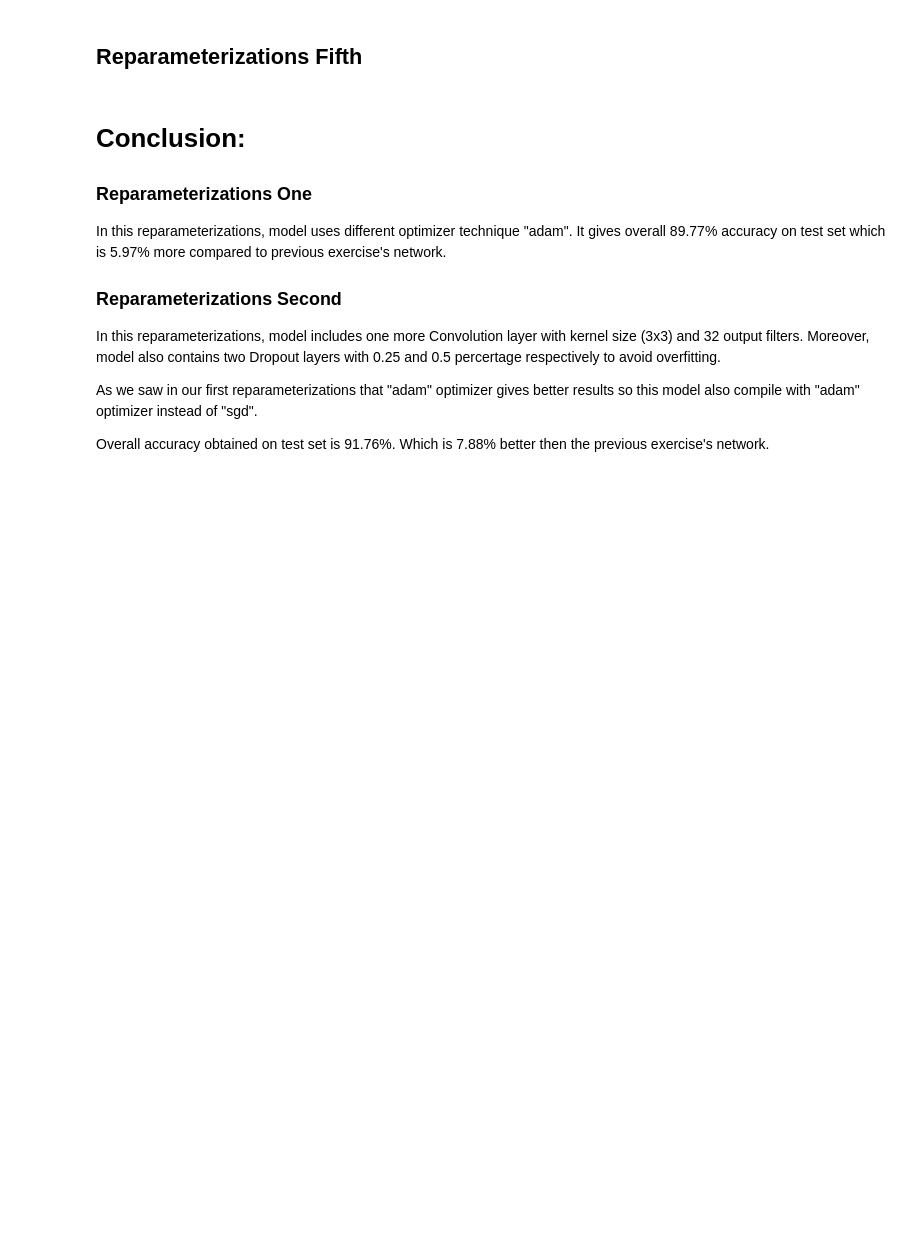
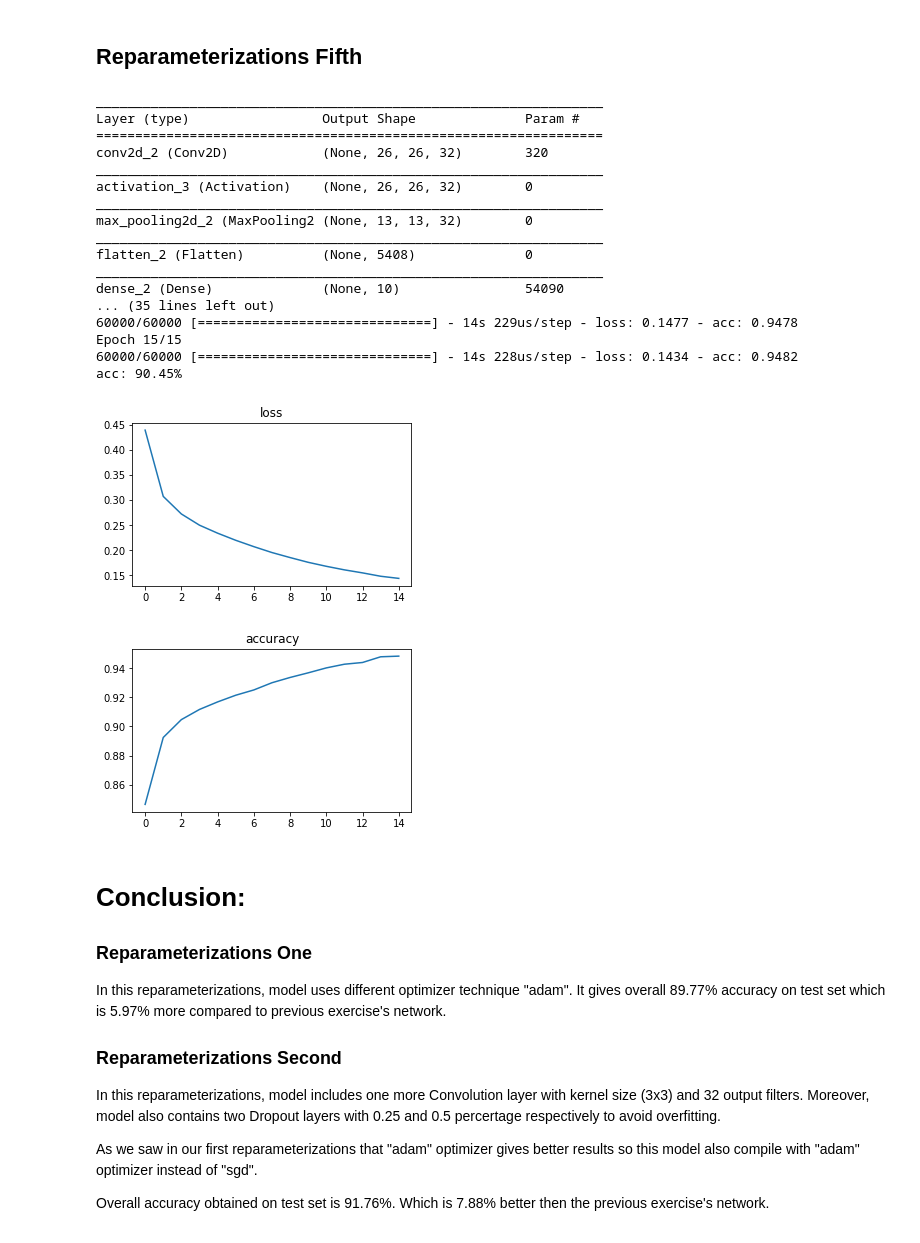
Before and after one commit to aamurtaza/deep-learning, a Jupyter notebook: src/mnist-fashion-CNN/CNN_mnist.ipynb, the cells around one changed output. Cells and saved outputs as stored; diff of their text form; code cells hidden in the pictures; blank space fills up the shorter version.

Commit message:
trying different batch sizes with 'adam' optimizer

```diff
--- a/src/mnist-fashion-CNN/CNN_mnist.ipynb
+++ b/src/mnist-fashion-CNN/CNN_mnist.ipynb
@@ -552,5 +576,77 @@ print("%s: %.2f%%" % (model.metrics_names[1], scores[1]*100))
 # %% [markdown]
 ## Reparameterizations Fifth
+# %%
+model = Sequential()
+units_output = 10
+
+# Add model here
+# Convolutional layer with kernel size 3x3 and 32 output filters
+model.add(Convolution2D(32, 3, 3, activation='relu', input_shape=(28,28,1)))
+
+# ReLU activation
+model.add(Activation('relu'))
+
+# Max pooling (2D) of size 2x2
+model.add(MaxPooling2D(pool_size=(2,2)))
+
+# Flatten 2D output into 1D
+model.add(Flatten())
+
+# Dense layer to 10 output units
+model.add(Dense(units=units_output))
+
+# softmax activation
+model.add(Activation('softmax'))
+
+# You can also try different optimizers below
+model.compile(loss='categorical_crossentropy',
+              optimizer='adam',
+              metrics=['accuracy'])
+print(model.summary())
+
+
+# Training
+epochs = 15
+
+history = model.fit(x_train,
+                    y_train_cat,
+                    epochs=epochs,
+                    batch_size=32,
+                    verbose=1)
+
+# Plot loss and accuracy in training
+
+plt.figure(figsize=(5,3))
+plt.plot(history.epoch,history.history['loss'])
+plt.title('loss')
+
+plt.figure(figsize=(5,3))
+plt.plot(history.epoch,history.history['acc'])
+plt.title('accuracy')
+
+# Evaluate on test set
+scores = model.evaluate(x_test, y_test_cat, verbose=2)
+print("%s: %.2f%%" % (model.metrics_names[1], scores[1]*100))
+# %% [output]
+_________________________________________________________________
+Layer (type)                 Output Shape              Param #
+=================================================================
+conv2d_2 (Conv2D)            (None, 26, 26, 32)        320
+_________________________________________________________________
+activation_3 (Activation)    (None, 26, 26, 32)        0
+_________________________________________________________________
+max_pooling2d_2 (MaxPooling2 (None, 13, 13, 32)        0
+_________________________________________________________________
+flatten_2 (Flatten)          (None, 5408)              0
+_________________________________________________________________
+dense_2 (Dense)              (None, 10)                54090
+... (35 lines left out)
+60000/60000 [==============================] - 14s 229us/step - loss: 0.1477 - acc: 0.9478
+Epoch 15/15
+60000/60000 [==============================] - 14s 228us/step - loss: 0.1434 - acc: 0.9482
+acc: 90.45%
+[figure, added]
+[figure, added]
 # %% [markdown]
 # Conclusion:
 
```
Also changed, not shown: parts of 3 cells of this notebook.
